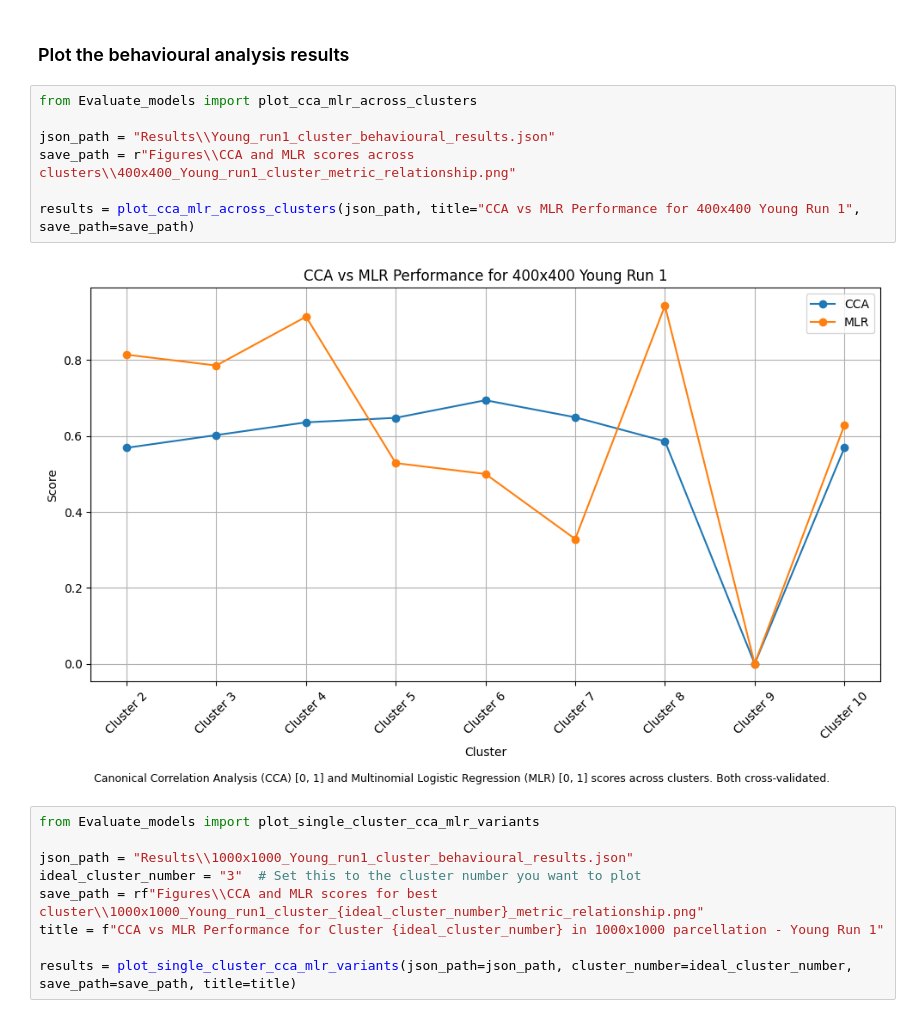
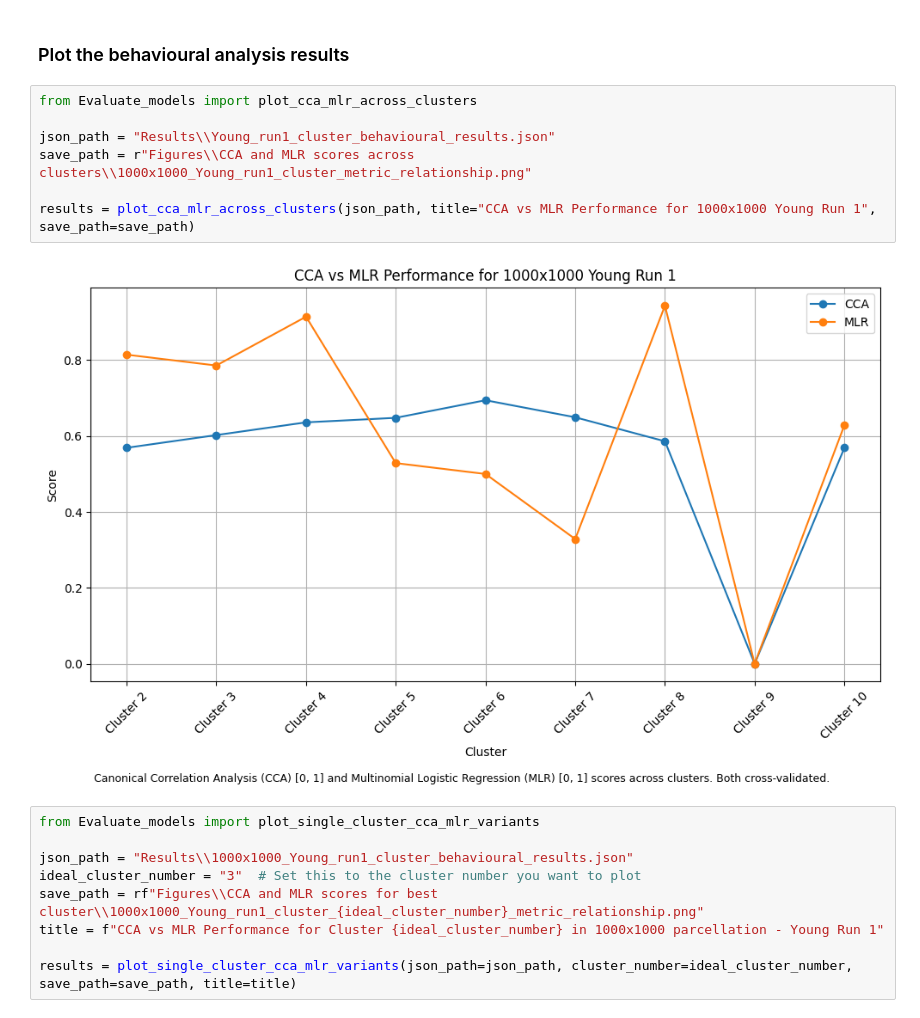
Before and after one commit to Oddrne/Master-Thesis-Autoencoder-and-UMAP-clustering-on-functional-connectivity, a Jupyter notebook: main.ipynb, the cells around one changed output. Saved outputs shown, nothing was run; the diff lists cells and outputs as text.

```diff
--- a/main.ipynb
+++ b/main.ipynb
@@ -629,12 +629,12 @@ with open("Results\\1000x100_Young_run1_cluster_behavioural_results.json", "w")
 # %%
 from Evaluate_models import plot_cca_mlr_across_clusters
 
 json_path = "Results\\Young_run1_cluster_behavioural_results.json"
-save_path = r"Figures\\CCA and MLR scores across clusters\\400x400_Young_run1_cluster_metric_relationship.png"
+save_path = r"Figures\\CCA and MLR scores across clusters\\1000x1000_Young_run1_cluster_metric_relationship.png"
 
-results = plot_cca_mlr_across_clusters(json_path, title="CCA vs MLR Performance for 400x400 Young Run 1", save_path=save_path)
+results = plot_cca_mlr_across_clusters(json_path, title="CCA vs MLR Performance for 1000x1000 Young Run 1", save_path=save_path)
 # %% [output]
-[figure, old version]
+[figure, new version]
 # %%
 from Evaluate_models import plot_single_cluster_cca_mlr_variants
 
```
Also changed, not shown: parts of 1 cell of this notebook, 4 other files.
